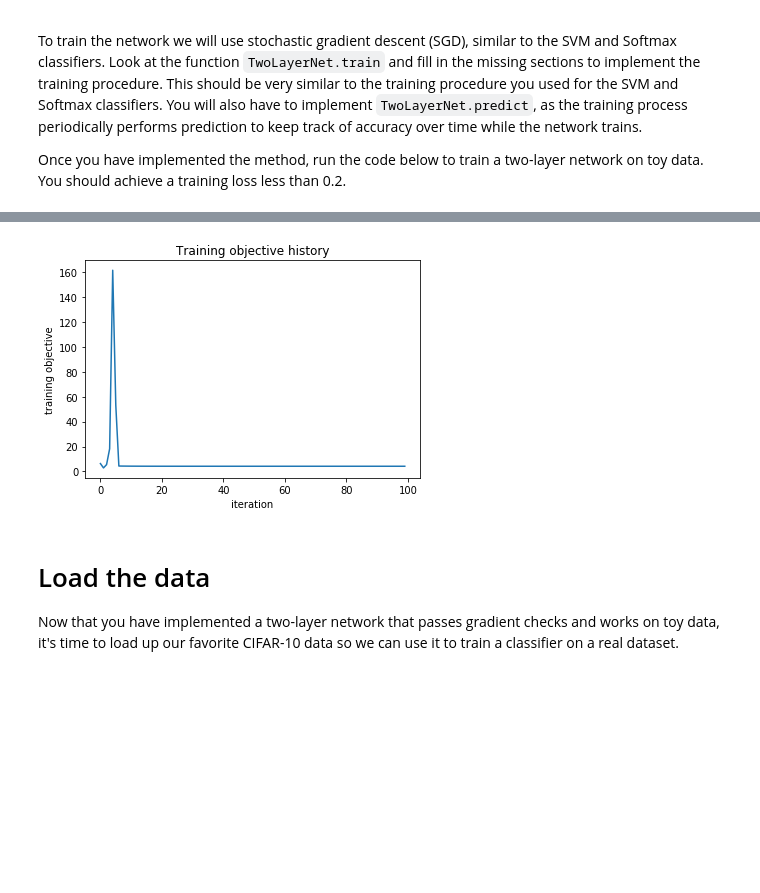
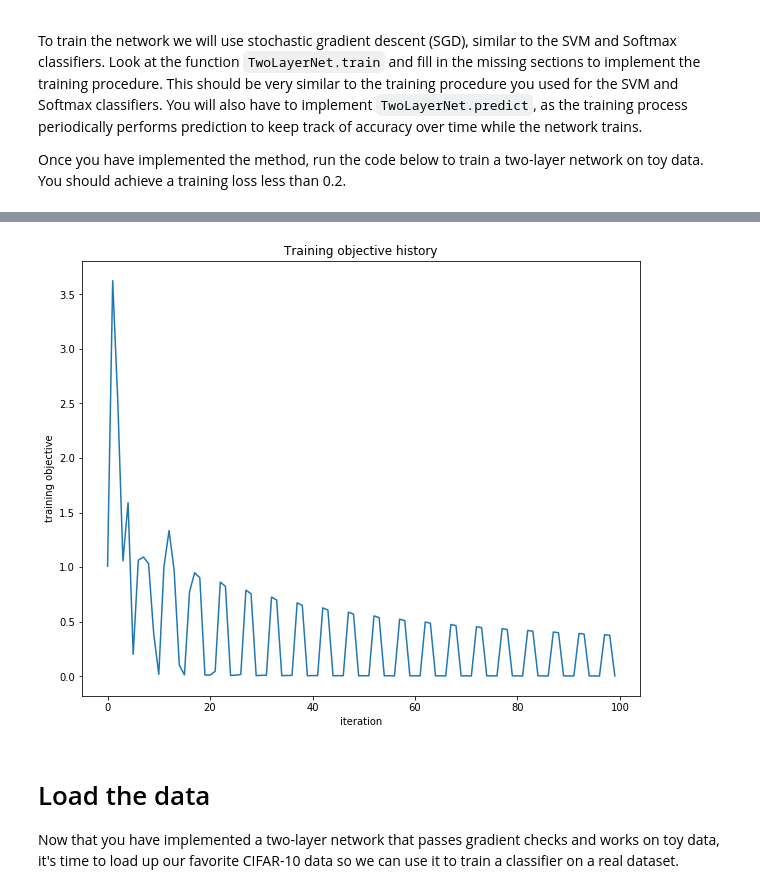
Before and after one commit to GabrielAppleby/dnn, a Jupyter notebook: comp150a1/two_layer_net.ipynb, the cells around one changed output, grey strips where cells are left out. Saved outputs shown, nothing was run; the diff lists cells and outputs as text; code cells hidden in the pictures; blank space fills up the shorter version.

```diff
--- a/comp150a1/two_layer_net.ipynb
+++ b/comp150a1/two_layer_net.ipynb
@@ -117,7 +120,7 @@ Once you have implemented the method, run the code below to train a two-layer ne
 net = init_toy_model()
 stats = net.train(X, y, X, y,
             learning_rate=1e-1, reg=5e-6,
-            num_iters=100, verbose=False)
+            num_iters=100, verbose=False, batch_size = 1)
 
 print('Final training loss: ', stats['loss_history'][-1])
 
@@ -132,4 +135,4 @@ Final training loss:  4.162329
-[figure, old version]
+[figure, new version]
 # %% [markdown]
 # Load the data
 Now that you have implemented a two-layer network that passes gradient checks and works on toy data, it's time to load up our favorite CIFAR-10 data so we can use it to train a classifier on a real dataset.
```
Also changed, not shown: parts of 7 cells of this notebook, 8 other files.
